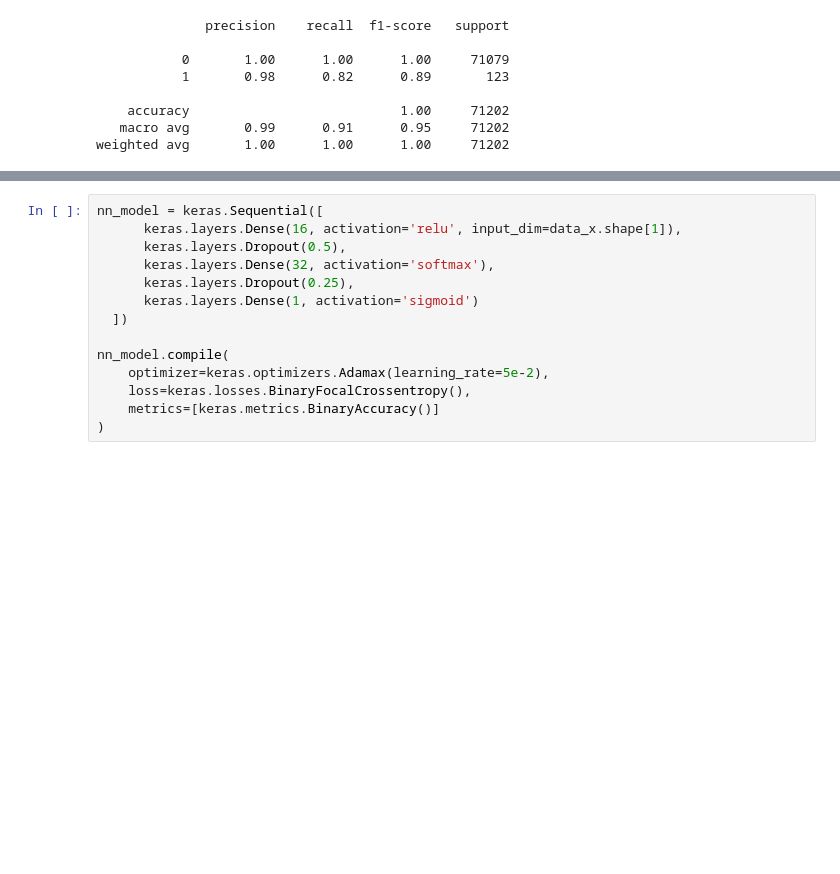
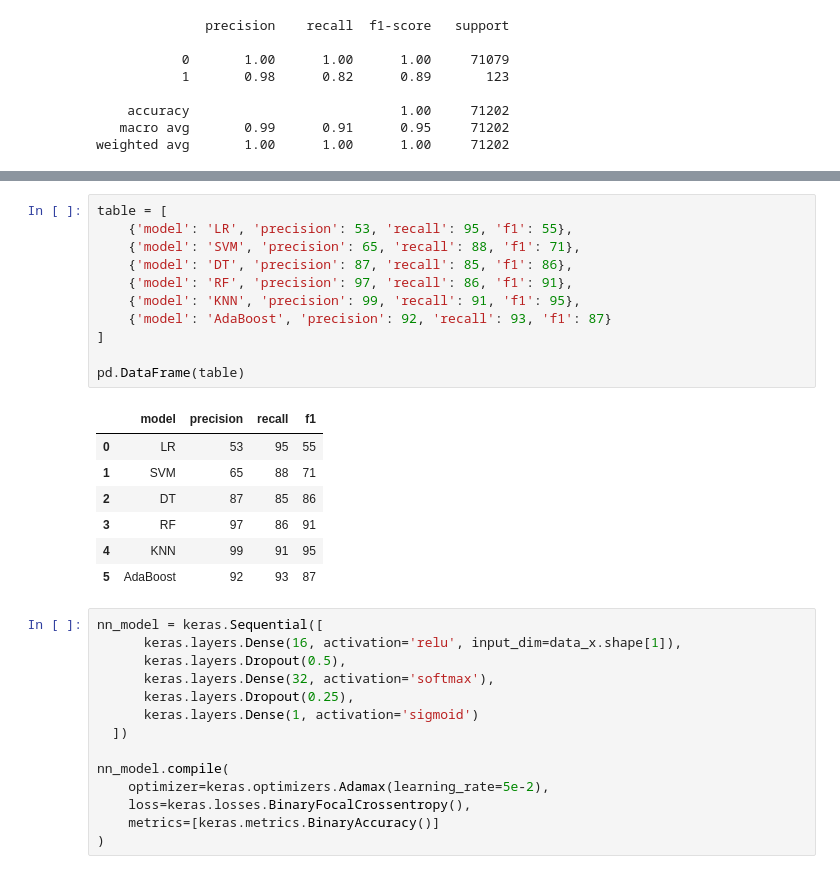
Before and after one commit to kaygun/2024-Spring-388E, a Jupyter notebook: lectures/lecture-11.ipynb, the cells around one changed output, grey strips where cells are left out. Saved outputs shown, nothing was run; the diff lists cells and outputs as text; blank space fills up the shorter version.

```diff
--- a/lectures/lecture-11.ipynb
+++ b/lectures/lecture-11.ipynb
@@ -674,3 +698,22 @@ weighted avg       1.00      1.00      1.00     71202
+# %%
+table = [
+    {'model': 'LR', 'precision': 53, 'recall': 95, 'f1': 55},
+    {'model': 'SVM', 'precision': 65, 'recall': 88, 'f1': 71},
+    {'model': 'DT', 'precision': 87, 'recall': 85, 'f1': 86},
+    {'model': 'RF', 'precision': 97, 'recall': 86, 'f1': 91},
+    {'model': 'KNN', 'precision': 99, 'recall': 91, 'f1': 95},
+    {'model': 'AdaBoost', 'precision': 92, 'recall': 93, 'f1': 87}
+]
+
+pd.DataFrame(table)
+# %% [output]
+|  | model | precision | recall | f1 |
+| 0 | LR | 53 | 95 | 55 |
+| 1 | SVM | 65 | 88 | 71 |
+| 2 | DT | 87 | 85 | 86 |
+| 3 | RF | 97 | 86 | 91 |
+| 4 | KNN | 99 | 91 | 95 |
+| 5 | AdaBoost | 92 | 93 | 87 |
 # %%
 nn_model = keras.Sequential([
       keras.layers.Dense(16, activation='relu', input_dim=data_x.shape[1]),
```
Also changed, not shown: parts of 2 cells of this notebook.
